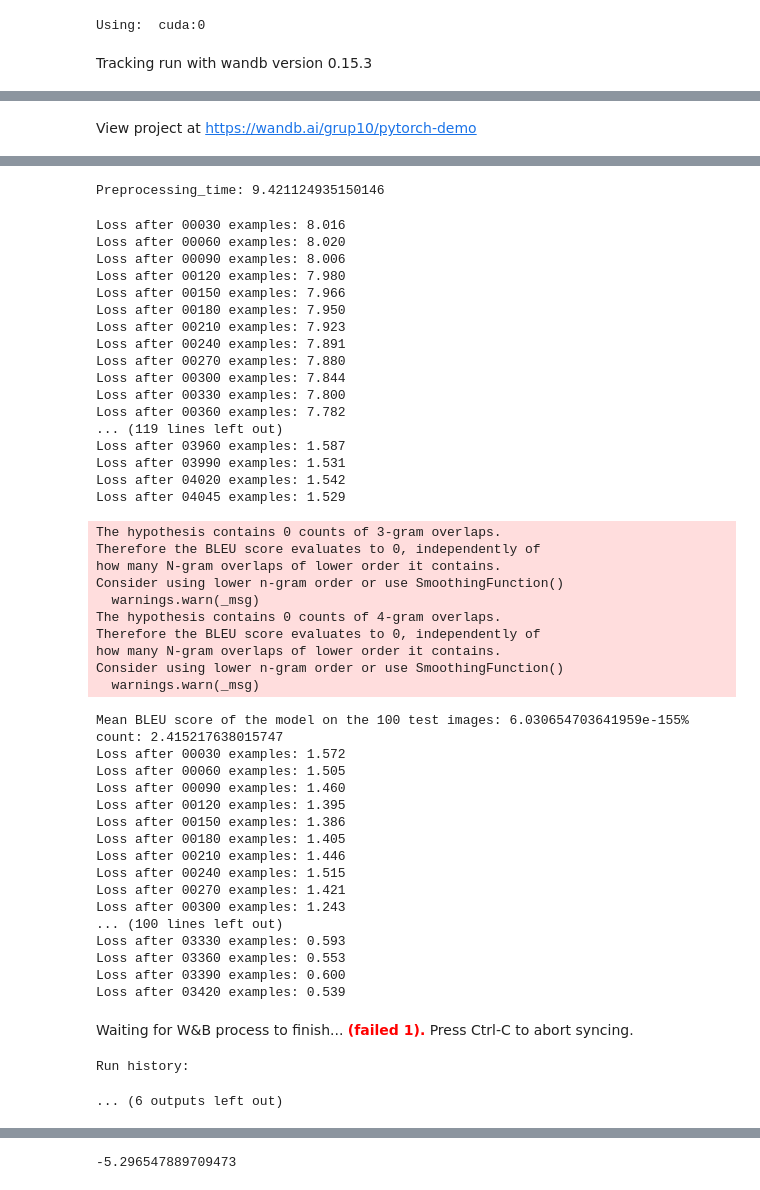
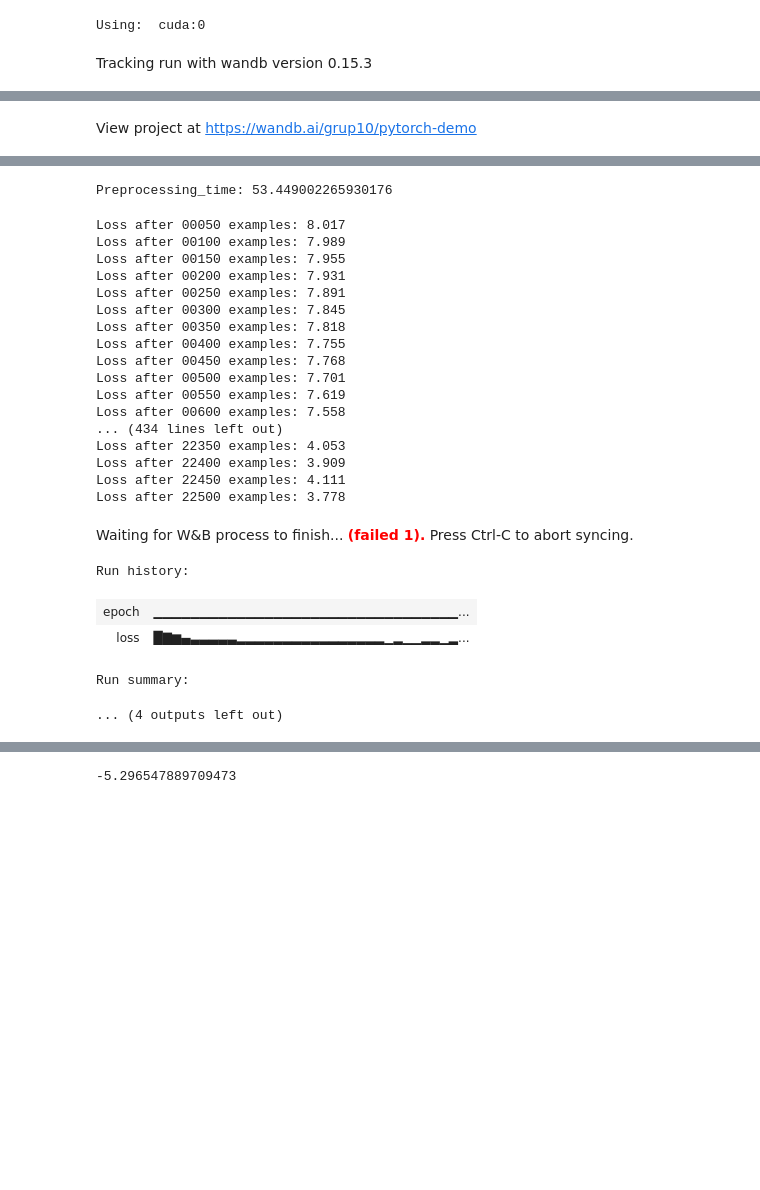
Before and after one commit to DCC-UAB/Image_Captioning, a Jupyter notebook: SRC/Movidas de pau.ipynb, the cells around one changed output, grey strips where cells are left out. Cells and saved outputs as stored; diff of their text form; code cells hidden in the pictures; blank space fills up the shorter version.

Commit message:
Fixed preprocessing error

```diff
--- a/SRC/Movidas de pau.ipynb
+++ b/SRC/Movidas de pau.ipynb
@@ -66,7 +66,7 @@ def model_pipeline(cfg: dict):
 
         # Make the loss and optimizer
         criterion = nn.CrossEntropyLoss(ignore_index=vocab.stoi["<PAD>"])
-        optimizer = torch.optim.SGD(my_model.parameters(), lr=config.learning_rate, momentum=config.momentum)
+        optimizer = torch.optim.Adam(my_model.parameters(), lr=config.learning_rate)
 
         train_loss_arr_epoch = []  # Mean of the losses of the last epoch
         test_loss_arr_epoch = []
@@ -154,10 +154,10 @@ if __name__ == "__main__":
         encoder_dim=2048,
         decoder_dim=512,
         epochs=20,
-        learning_rate=0.01,
-        batch_size=30,
+        learning_rate=0.0001,
+        batch_size=50,
         DATA_LOCATION=DATA_LOCATION,
-        train_size=0.1,
+        train_size=0.8,
         save=True,
         momentum=0.8
     )
@@ -173,48 +173,24 @@ View run at https://wandb.ai/grup10/pytorch-demo/runs/fkexkv9q
-Preprocessing_time: 9.421124935150146
+Preprocessing_time: 53.449002265930176
-Loss after 00030 examples: 8.016
-Loss after 00060 examples: 8.020
-Loss after 00090 examples: 8.006
-Loss after 00120 examples: 7.980
-Loss after 00150 examples: 7.966
-Loss after 00180 examples: 7.950
-Loss after 00210 examples: 7.923
-Loss after 00240 examples: 7.891
-Loss after 00270 examples: 7.880
-Loss after 00300 examples: 7.844
-Loss after 00330 examples: 7.800
-Loss after 00360 examples: 7.782
-... (119 lines left out)
-Loss after 03960 examples: 1.587
-Loss after 03990 examples: 1.531
-Loss after 04020 examples: 1.542
-Loss after 04045 examples: 1.529
+Loss after 00050 examples: 8.017
+Loss after 00100 examples: 7.989
+Loss after 00150 examples: 7.955
+Loss after 00200 examples: 7.931
+Loss after 00250 examples: 7.891
+Loss after 00300 examples: 7.845
+Loss after 00350 examples: 7.818
+Loss after 00400 examples: 7.755
+Loss after 00450 examples: 7.768
+Loss after 00500 examples: 7.701
+Loss after 00550 examples: 7.619
+Loss after 00600 examples: 7.558
+... (434 lines left out)
+Loss after 22350 examples: 4.053
+Loss after 22400 examples: 3.909
+Loss after 22450 examples: 4.111
+Loss after 22500 examples: 3.778
+Waiting for W&B process to finish... (failed 1). Press Ctrl-C to abort syncing.
-The hypothesis contains 0 counts of 3-gram overlaps.
-Therefore the BLEU score evaluates to 0, independently of
-how many N-gram overlaps of lower order it contains.
-Consider using lower n-gram order or use SmoothingFunction()
-  warnings.warn(_msg)
-The hypothesis contains 0 counts of 4-gram overlaps.
-Therefore the BLEU score evaluates to 0, independently of
-how many N-gram overlaps of lower order it contains.
-Consider using lower n-gram order or use SmoothingFunction()
-  warnings.warn(_msg)
+Run history:
+| epoch | ▁▁▁▁▁▁▁▁▁▁▁▁▁▁▁▁▁▁▁▁▁▁▁▁▁▁▁▁▁▁▁▁▁... |
+| loss | █▇▆▄▃▃▃▃▃▂▂▂▂▂▂▂▂▂▂▂▂▂▂▂▂▁▂▁▁▂▂▁▂... |
-Mean BLEU score of the model on the 100 test images: 6.030654703641959e-155%
-count: 2.415217638015747
-Loss after 00030 examples: 1.572
-Loss after 00060 examples: 1.505
-Loss after 00090 examples: 1.460
-Loss after 00120 examples: 1.395
-Loss after 00150 examples: 1.386
-Loss after 00180 examples: 1.405
-Loss after 00210 examples: 1.446
-Loss after 00240 examples: 1.515
-Loss after 00270 examples: 1.421
-Loss after 00300 examples: 1.243
-... (100 lines left out)
-Loss after 03330 examples: 0.593
-Loss after 03360 examples: 0.553
-Loss after 03390 examples: 0.600
-Loss after 03420 examples: 0.539
+Run summary:
-Waiting for W&B process to finish... (failed 1). Press Ctrl-C to abort syncing.
-Run history:
+... (4 outputs left out)
-... (6 outputs left out)
```
Also changed, not shown: parts of 20 cells of this notebook, 3 other files.
